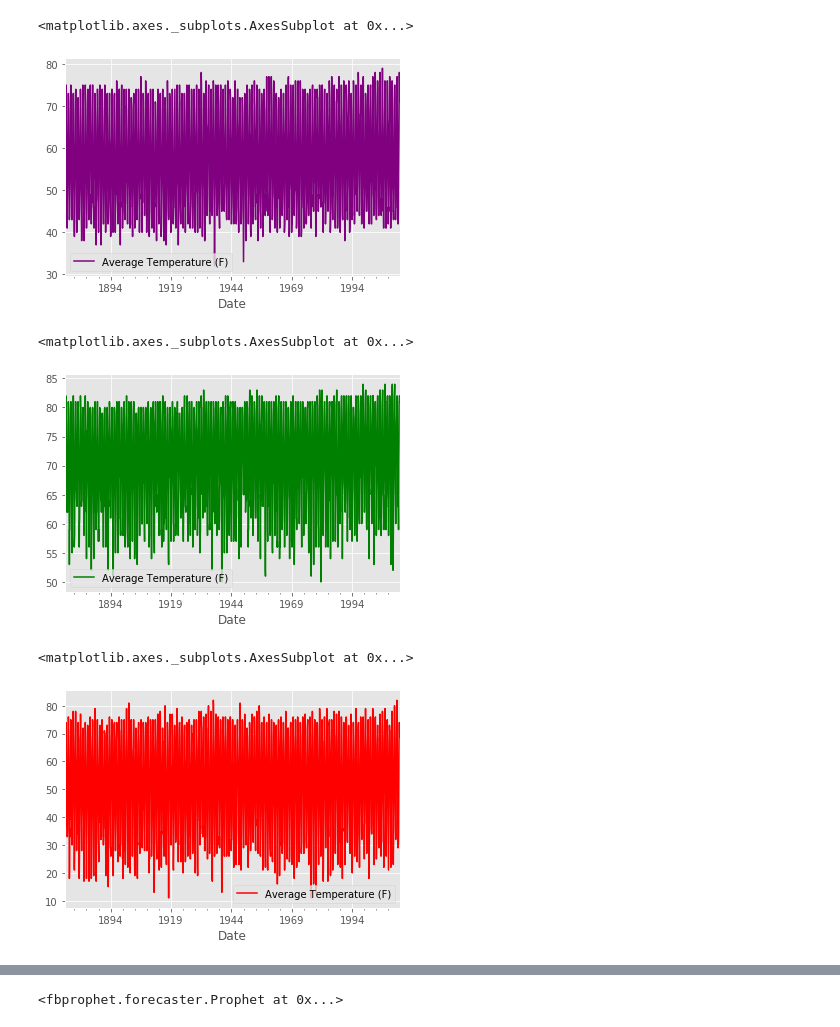
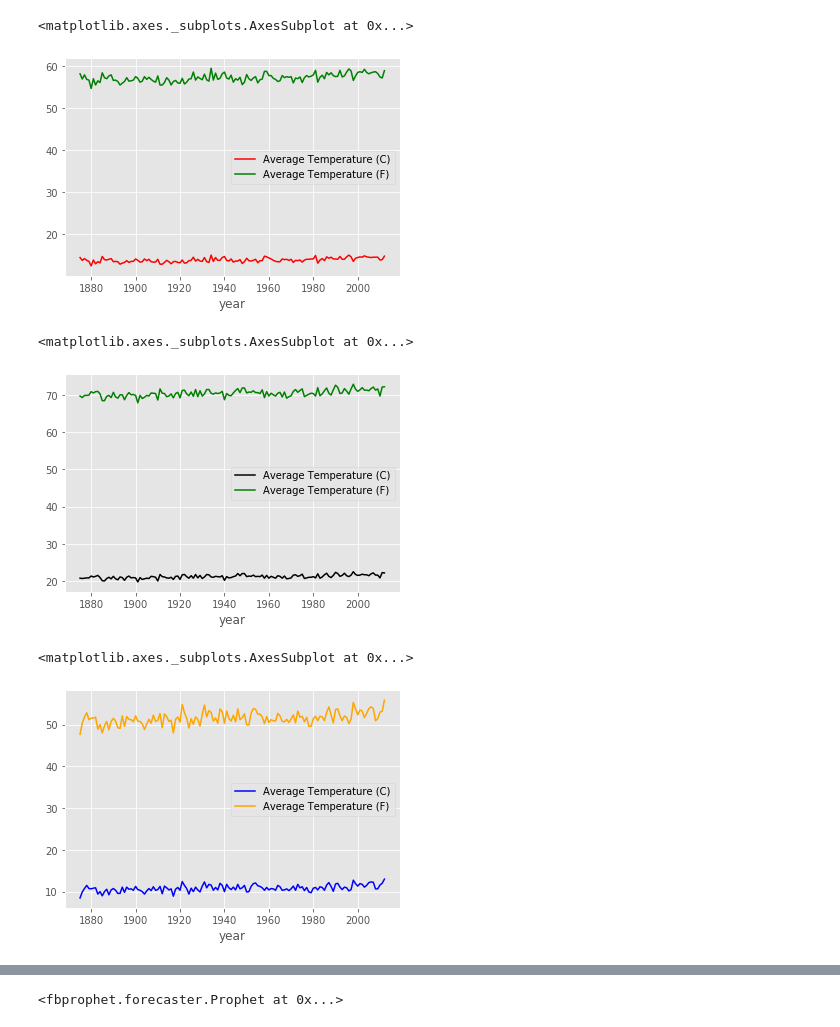
Before and after one commit to connorberek226/Final-Project, a Jupyter notebook: machineLeaningWeatherData.ipynb, the cells around one changed output, grey strips where cells are left out. Drawn from its saved outputs; the diff is of its cells as text; code cells hidden in the pictures.

Commit message:
commit of cleaned state predicted data

```diff
--- a/machineLeaningWeatherData.ipynb
+++ b/machineLeaningWeatherData.ipynb
@@ -4,8 +4,6 @@ import matplotlib.pyplot as plt
 from pandas.plotting import register_matplotlib_converters
 import datetime as dt
 # %%
-ca_df = pd.read_csv("Resources/Cleaned Weather Data/CAWeatherCleaned.csv")
-fl_df = pd.read_csv("Resources/Cleaned Weather Data/FLWeatherCleaned.csv")
-il_df = pd.read_csv("Resources/Cleaned Weather Data/ILWeatherCleaned.csv")
-
-ca_df
+ca_df = pd.read_csv("Resources/Cleaned Weather Data/CAMachineLCleaned.csv")
+fl_df = pd.read_csv("Resources/Cleaned Weather Data/FLMachineLCleaned.csv")
+il_df = pd.read_csv("Resources/Cleaned Weather Data/ILMachineLCleaned.csv")
@@ -35 +10,5 @@ dtype: object
+# %%
+ca_weather = ca_df.groupby("year").mean()
+il_weather = il_df.groupby("year").mean()
+fl_weather = fl_df.groupby("year").mean()
 # %%
@@ -64,26 +48,26 @@ ca_weather_cleaned
 register_matplotlib_converters()
 plt.style.use("ggplot")
 
-ca_weather_cleaned.plot(x="Date", y= "Average Temperature (F)", color="purple")
+ca_weather.plot(color=["Red", "Green"])
 # %% [output]
 <matplotlib.axes._subplots.AxesSubplot at 0x...>
-[figure, old version]
+[figure, new version]
 # %%
 register_matplotlib_converters()
 plt.style.use("ggplot")
 
-fl_weather_cleaned.plot(x="Date", y= "Average Temperature (F)", color="green")
+fl_weather.plot(color=["black", "green"])
 # %% [output]
 <matplotlib.axes._subplots.AxesSubplot at 0x...>
-[figure, old version]
+[figure, new version]
 # %%
 register_matplotlib_converters()
 plt.style.use("ggplot")
 
-il_weather_cleaned.plot(x="Date", y= "Average Temperature (F)", color="red")
+il_weather.plot(color = ["blue", "orange"])
 # %% [output]
 <matplotlib.axes._subplots.AxesSubplot at 0x...>
-[figure, old version]
+[figure, new version]
 # %%
 # ca_weather_cleaned = ca_weather_cleaned.loc['1990-01-01':'2013-09-01']
 # ca_weather_cleaned.plot(x="Date", y="Average Temperature (F)", color="purple")
```
Also changed, not shown: parts of 21 cells of this notebook, 6 other files.
